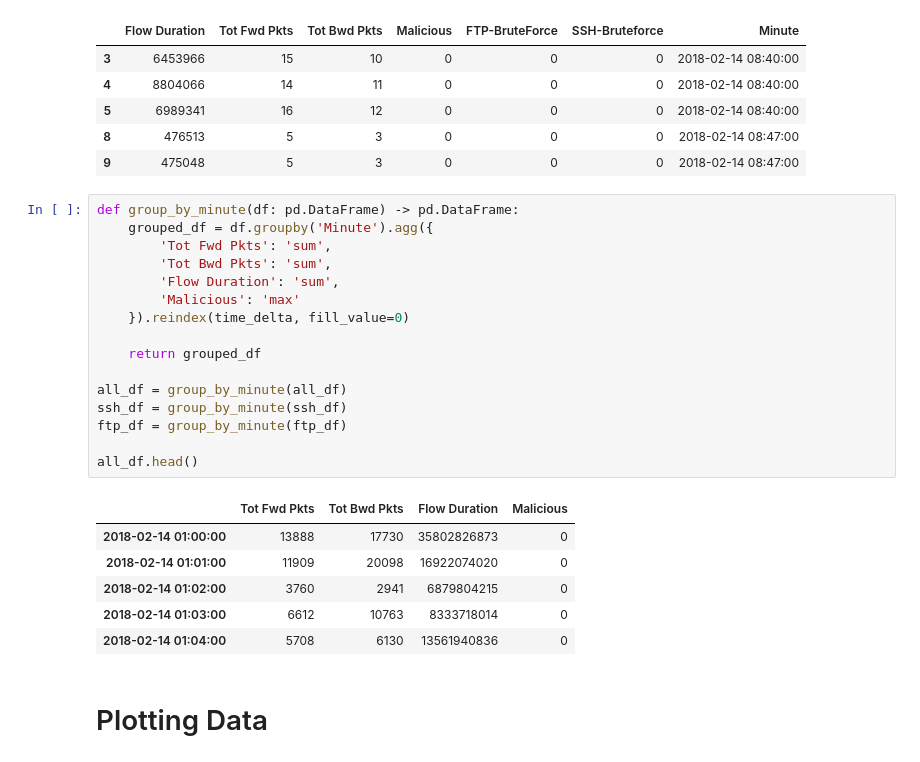
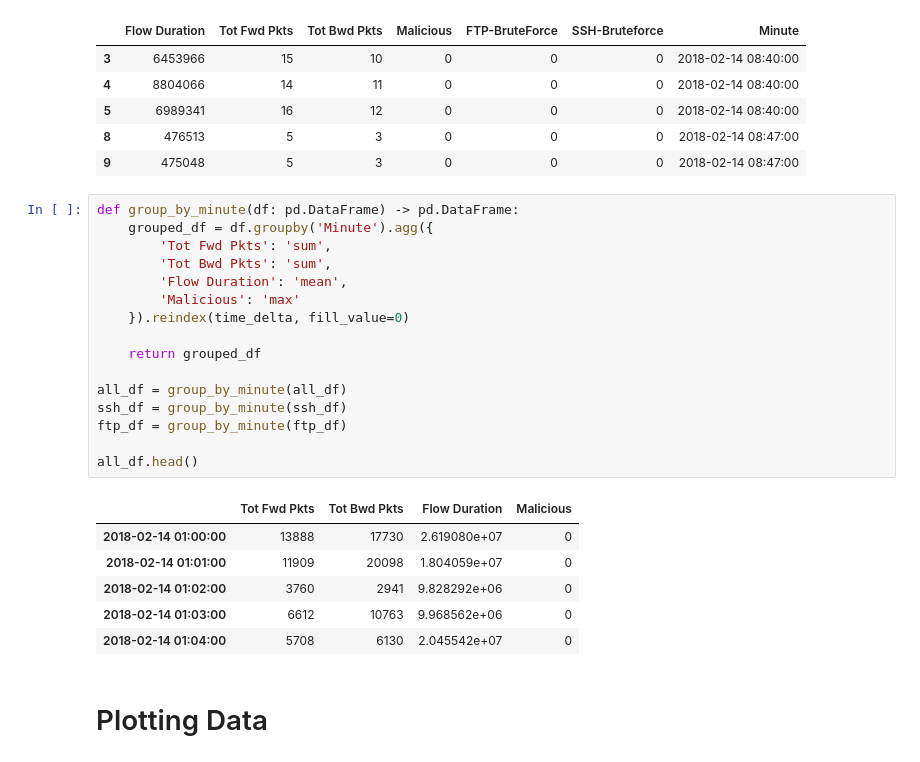
Before and after one commit to gabrielonishi/data-science-for-cyberattack-detection, a Jupyter notebook: notebooks/2-exploratory-analysis.ipynb, the cells around one changed output. Saved outputs shown, nothing was run; the diff lists cells and outputs as text.

```diff
--- a/notebooks/2-exploratory-analysis.ipynb
+++ b/notebooks/2-exploratory-analysis.ipynb
@@ -105,26 +105,26 @@ all_df.head()
 # %%
 def group_by_minute(df: pd.DataFrame) -> pd.DataFrame:
     grouped_df = df.groupby('Minute').agg({
         'Tot Fwd Pkts': 'sum',
         'Tot Bwd Pkts': 'sum',
-        'Flow Duration': 'sum',
+        'Flow Duration': 'mean',
         'Malicious': 'max'
     }).reindex(time_delta, fill_value=0)
 
     return grouped_df
 
 all_df = group_by_minute(all_df)
 ssh_df = group_by_minute(ssh_df)
 ftp_df = group_by_minute(ftp_df)
 
 all_df.head()
 # %% [output]
 |  | Tot Fwd Pkts | Tot Bwd Pkts | Flow Duration | Malicious |
-| 2018-02-14 01:00:00 | 13888 | 17730 | 35802826873 | 0 |
-| 2018-02-14 01:01:00 | 11909 | 20098 | 16922074020 | 0 |
-| 2018-02-14 01:02:00 | 3760 | 2941 | 6879804215 | 0 |
-| 2018-02-14 01:03:00 | 6612 | 10763 | 8333718014 | 0 |
-| 2018-02-14 01:04:00 | 5708 | 6130 | 13561940836 | 0 |
+| 2018-02-14 01:00:00 | 13888 | 17730 | 2.619080e+07 | 0 |
+| 2018-02-14 01:01:00 | 11909 | 20098 | 1.804059e+07 | 0 |
+| 2018-02-14 01:02:00 | 3760 | 2941 | 9.828292e+06 | 0 |
+| 2018-02-14 01:03:00 | 6612 | 10763 | 9.968562e+06 | 0 |
+| 2018-02-14 01:04:00 | 5708 | 6130 | 2.045542e+07 | 0 |
 # %% [markdown]
 # Plotting Data
 # %% [markdown]
```
Also changed, not shown: parts of 3 cells of this notebook, 1 other file.
